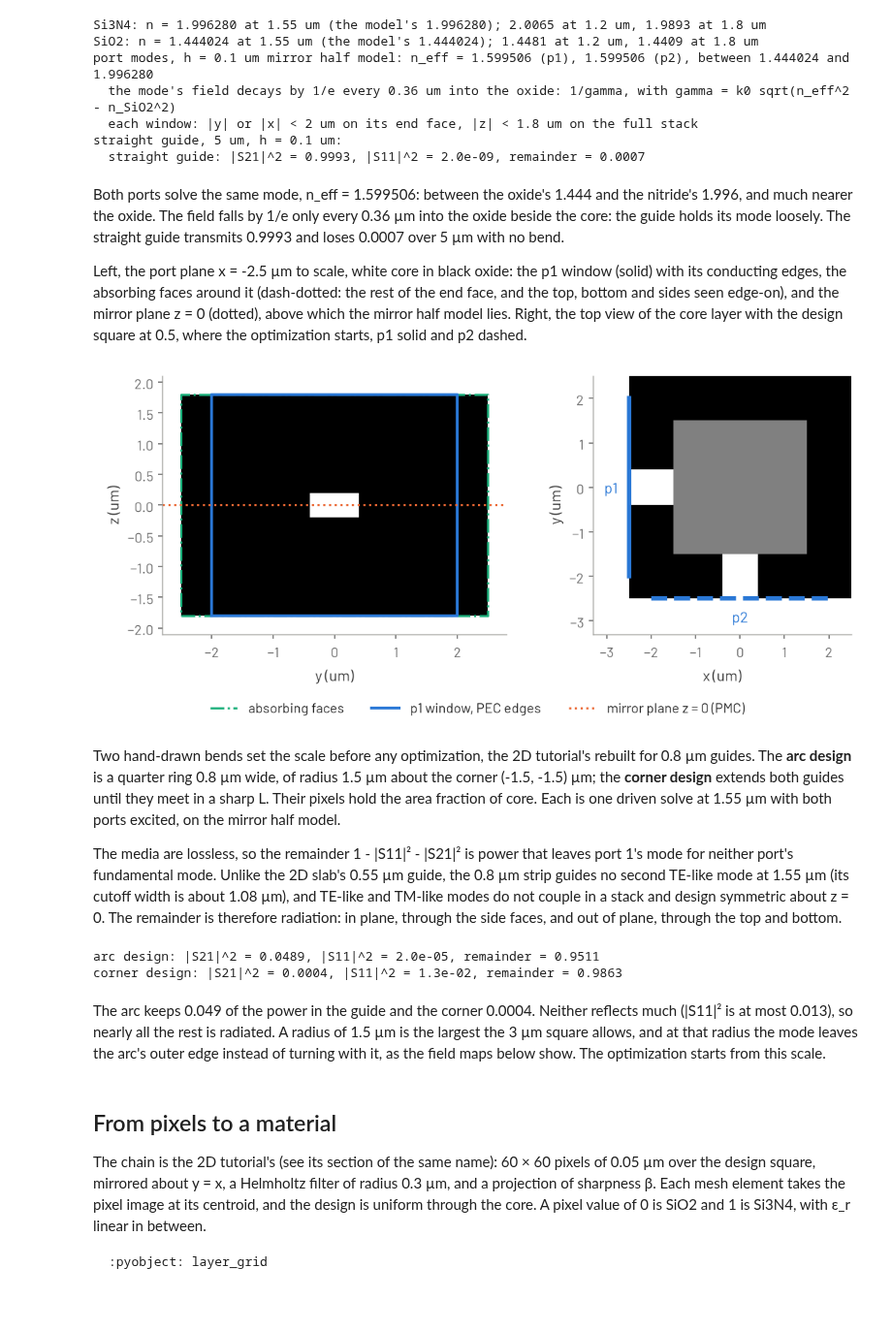
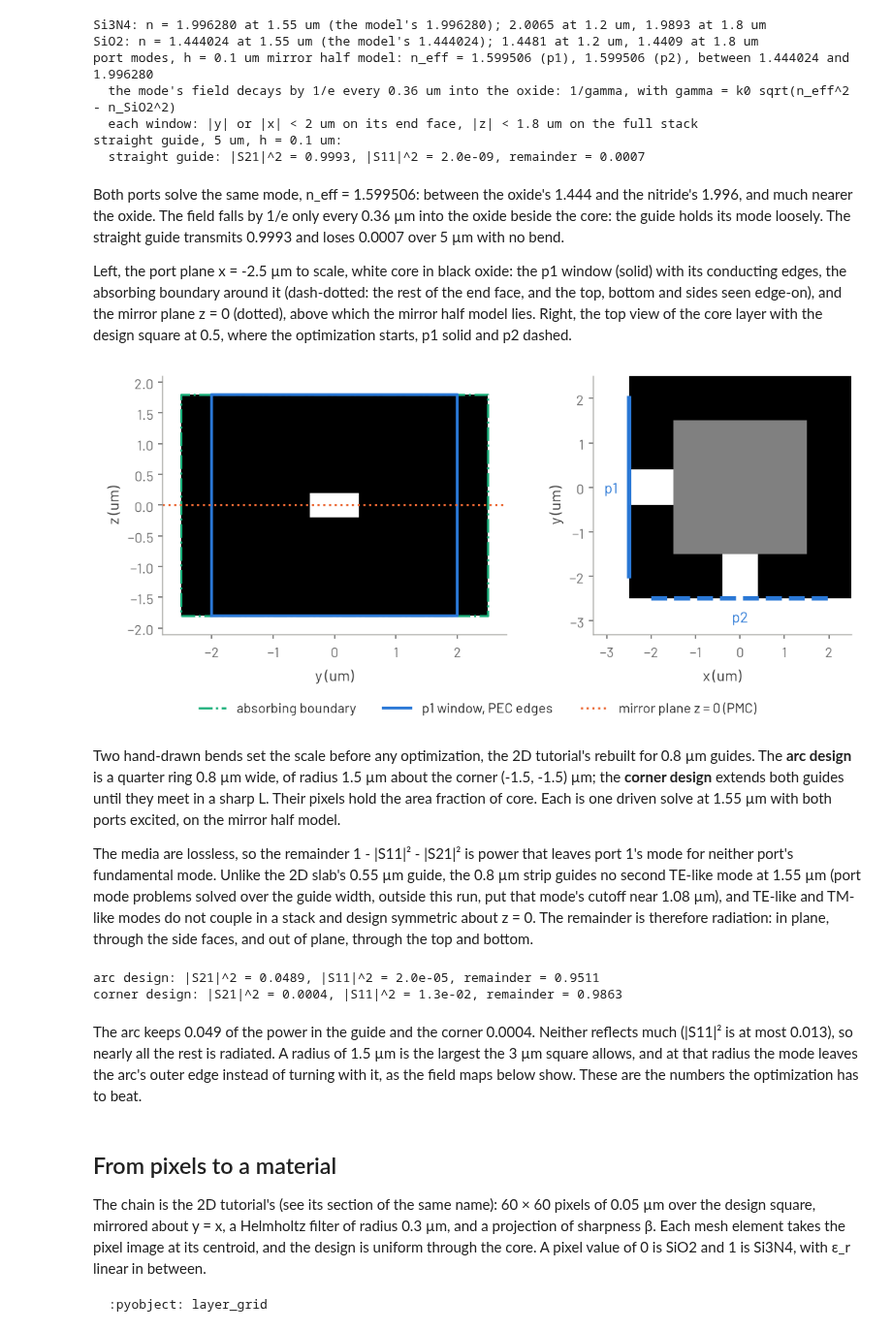
Before and after one commit to benvial/gfem, a Jupyter notebook: docs/tutorials/bend3d.ipynb, the cells around one changed output. Shown at 97% size. Saved outputs shown, nothing was run; the diff lists cells and outputs as text; code cells hidden in the pictures; blank space fills up the shorter version.

```diff
--- a/docs/tutorials/bend3d.ipynb
+++ b/docs/tutorials/bend3d.ipynb
@@ -74,7 +74,7 @@ ROOT, DATA = Path("../.."), Path("data")
 record = json.loads((DATA / "bend3d.json").read_text())
 with np.load(DATA / "bend3d.npz") as npz:
     out = {key: npz[key] for key in npz.files}
-provenance, settings, seen = (
+provenance, settings, observed = (
     record[key] for key in ("provenance", "settings", "observations")
 )
 
@@ -82,7 +82,8 @@ RERUN = (
     "rerun it with `just bend3d-data` (tools/bend3d_run.py, about 1 h on 16 cores "
     "and 64 GiB with the mkl extra) and commit the new data/bend3d.json and .npz"
 )
-for script, recorded in provenance["sha256"].items():
+for script in ("tools/bend3d_run.py", "tools/bend3d_mesh.py"):
+    recorded = provenance["sha256"][script]
     current = hashlib.sha256((ROOT / script).read_bytes()).hexdigest()
     if current != recorded:
         raise RuntimeError(
@@ -250,10 +251,11 @@ the nitride's 1.996, and much nearer the oxide. The field falls by 1/e only ever
 straight guide transmits 0.9993 and loses 0.0007 over 5 µm with no bend.
 
 Left, the port plane x = -2.5 µm to scale, white core in black oxide: the p1
-window (solid) with its conducting edges, the absorbing faces around it
-(dash-dotted: the rest of the end face, and the top, bottom and sides seen edge-on),
-and the mirror plane z = 0 (dotted), above which the mirror half model lies. Right, the top view of the core layer with the design square at 0.5,
-where the optimization starts, p1 solid and p2 dashed.
+window (solid) with its conducting edges, the absorbing boundary around it
+(dash-dotted: the rest of the end face, and the top, bottom and sides seen
+edge-on), and the mirror plane z = 0 (dotted), above which the mirror half model
+lies. Right, the top view of the core layer with the design square at 0.5, where
+the optimization starts, p1 solid and p2 dashed.
 # %%
 centres = -HALF + (np.arange(round(2 * HALF / PITCH)) + 0.5) * PITCH  # pixel centres
 X, Y = np.meshgrid(centres, centres)  # rows y, columns x
@@ -262,7 +264,7 @@ IN_DESIGN = (np.abs(X) < DESIGN) & (np.abs(Y) < DESIGN)
 EXTENT = [-HALF, HALF, -HALF, HALF]
 
 
-def window(density):
+def layer_image(density):
     # The core layer of the whole box as a pixel image: the guides around a design.
     image = ARMS.astype(float)
     image[IN_DESIGN] = np.ravel(density)
@@ -270,8 +272,8 @@ def window(density):
 
 
 heights = -Z_TOP + (np.arange(round(2 * Z_TOP / PITCH)) + 0.5) * PITCH
-S, Z = np.meshgrid(centres, heights)  # across the guide, up the stack
-section = ((np.abs(S) < GUIDE) & (np.abs(Z) < CORE_HALF)).astype(float)
+across, up = np.meshgrid(centres, heights)  # across the guide, up the stack
+section = ((np.abs(across) < GUIDE) & (np.abs(up) < CORE_HALF)).astype(float)
 
 fig, (side, top) = plt.subplots(
     1,
@@ -284,38 +286,43 @@ side.imshow(
     section,
     origin="lower",
     extent=[-HALF, HALF, -Z_TOP, Z_TOP],
     cmap="gray",
     vmin=0,
     vmax=1,
 )
-box = np.array([[-1, -1], [1, -1], [1, 1], [-1, 1], [-1, -1]])
-side.plot(*(box * [HALF, Z_TOP]).T, color="C2", ls="-.", label="absorbing faces")
+square = np.array([[-1, -1], [1, -1], [1, 1], [-1, 1], [-1, -1]])
+side.plot(*(square * [HALF, Z_TOP]).T, color="C2", ls="-.", label="absorbing boundary")
 side.plot(
-    *(box * [PORT, Z_TOP]).T, color="C0", ls="-", lw=2, label="p1 window, PEC edges"
+    *(square * [PORT, Z_TOP]).T, color="C0", ls="-", lw=2, label="p1 window, PEC edges"
 )
 side.axhline(0, color="C1", ls=":", lw=1.5, label="mirror plane z = 0 (PMC)")
 side.set_xlim(-HALF - 0.3, HALF + 0.3)  # the boundary lines clear of the image edge
 side.set_ylim(-Z_TOP - 0.3, Z_TOP + 0.3)
 side.set_xlabel("y (um)")
 side.set_ylabel("z (um)")
 
 top.imshow(
-    window(out["rho_start"]), origin="lower", extent=EXTENT, cmap="gray", vmin=0, vmax=1
+    layer_image(out["rho_start"]),
+    origin="lower",
+    extent=EXTENT,
+    cmap="gray",
+    vmin=0,
+    vmax=1,
 )
 for port, (lo, hi), style in (
     ("p1", ([-HALF, -PORT], [-HALF, PORT]), "-"),
     ("p2", ([-PORT, -HALF], [PORT, -HALF]), "--"),
 ):
     top.plot([lo[0], hi[0]], [lo[1], hi[1]], color="C0", ls=style, lw=3)
     middle = (np.array(lo) + np.array(hi)) / 2  # the label sits outside the image
     top.text(*middle * (1 + 0.4 / HALF), port, color="C0", ha="center", va="center")
 top.set_xlim(-HALF - 0.8, HALF)
 top.set_ylim(-HALF - 0.8, HALF)
 top.set_xlabel("x (um)")
 top.set_ylabel("y (um)")
 fig.legend(loc="outside lower center", ncols=3);
 # %% [output]
-[figure, old version]
+[figure, new version]
 # %% [markdown]
 Two hand-drawn bends set the scale before any optimization, the 2D tutorial's
 rebuilt for 0.8 µm guides. The **arc design** is a quarter ring 0.8 µm wide, of
@@ -326,8 +333,9 @@ model.
 
 The media are lossless, so the remainder 1 - |S11|² - |S21|² is power that leaves
 port 1's mode for neither port's fundamental mode. Unlike the 2D slab's 0.55 µm
-guide, the 0.8 µm strip guides no second TE-like mode at 1.55 µm (its cutoff width
-is about 1.08 µm), and TE-like and TM-like modes do not couple in a stack and design
+guide, the 0.8 µm strip guides no second TE-like mode at 1.55 µm (port mode
+problems solved over the guide width, outside this run, put that mode's cutoff
+near 1.08 µm), and TE-like and TM-like modes do not couple in a stack and design
 symmetric about z = 0. The remainder is therefore radiation: in plane, through the
 side faces, and out of plane, through the top and bottom.
 # %%
@@ -341,7 +349,7 @@ The arc keeps 0.049 of the power in the guide and the corner 0.0004. Neither
 reflects much (|S11|² is at most 0.013), so nearly all the rest is radiated. A
 radius of 1.5 µm is the largest the 3 µm square allows, and at that radius the
 mode leaves the arc's outer edge instead of turning with it, as the field maps
-below show. The optimization starts from this scale.
+below show. These are the numbers the optimization has to beat.
 # %% [markdown]
 ## From pixels to a material
 
```
Also changed, not shown: parts of 13 cells of this notebook.
